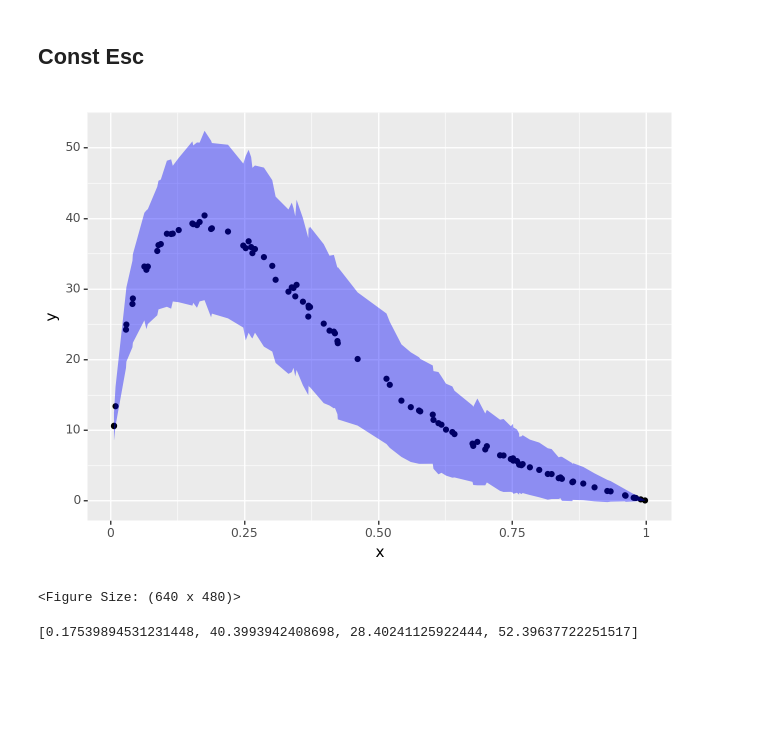
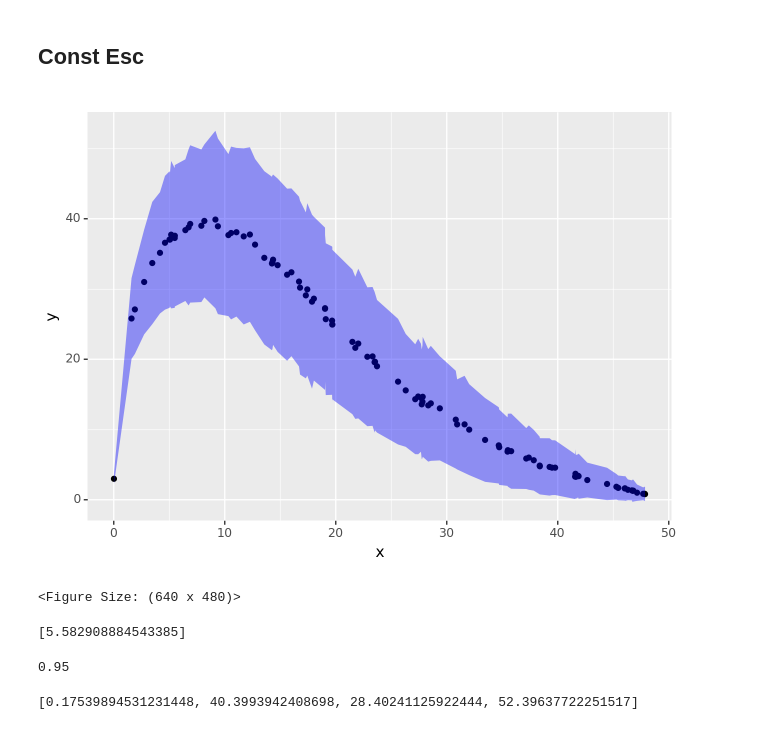
Before and after one commit to petebachant/rl4fisheries, a Jupyter notebook: notebooks/optimal-fixed-policy.ipynb, the cells around one changed output. Cells and saved outputs as stored; diff of their text form; code cells hidden in the pictures; blank space fills up the shorter version.

```diff
--- a/notebooks/optimal-fixed-policy.ipynb
+++ b/notebooks/optimal-fixed-policy.ipynb
@@ -109,15 +112,26 @@ ggplot(df, aes("x", "y", ymin = "ymin", ymax = "ymax")) + geom_point() + geom_ri
 # %%
 results = []
 for _ in tqdm(range(100)):
-    x = np.random.rand() * env.obs_bound
-    manager = ConstEsc(escapement=x)
+    x = np.random.rand() * env.bound
+    manager = ConstEsc(escapement=x, obs_bounds=env.bound)
     results.append([x, *gather_stats(manager, env=env)])
 
 df = pl.from_records(results, schema=["x", "y", "ymin", "ymax"])
 ggplot(df, aes("x", "y", ymin = "ymin", ymax = "ymax")) + geom_point() + geom_ribbon(alpha=0.4, fill="blue")
 # %% [output]
-[figure, old version]
+[figure, new version]
 <Figure Size: (640 x 480)>
+# %%
+env = Asm()
+bound=100
+manager = ConstEsc(escapement=0.1*bound, obs_bounds=bound)
+ray.get([gen_ep_rew.remote(manager, env)])
+# %% [output]
+[5.582908884543385]
+# %%
+manager.predict_raw(np.array([100]))
+# %% [output]
+0.95
 # %%
 cesc_optimum_result = max(results, key= lambda r: r[1])
 cesc_optimum_result
```
Also changed, not shown: parts of 4 cells of this notebook.
